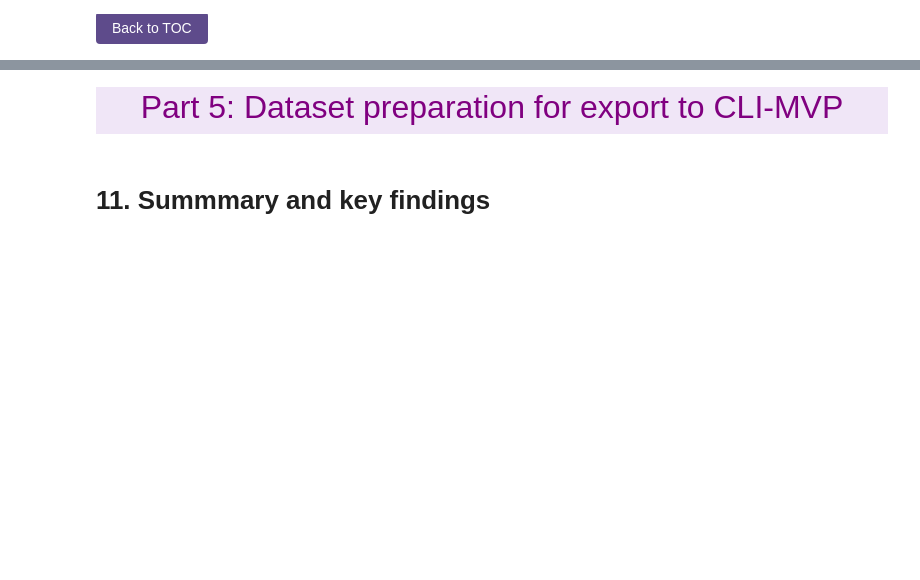
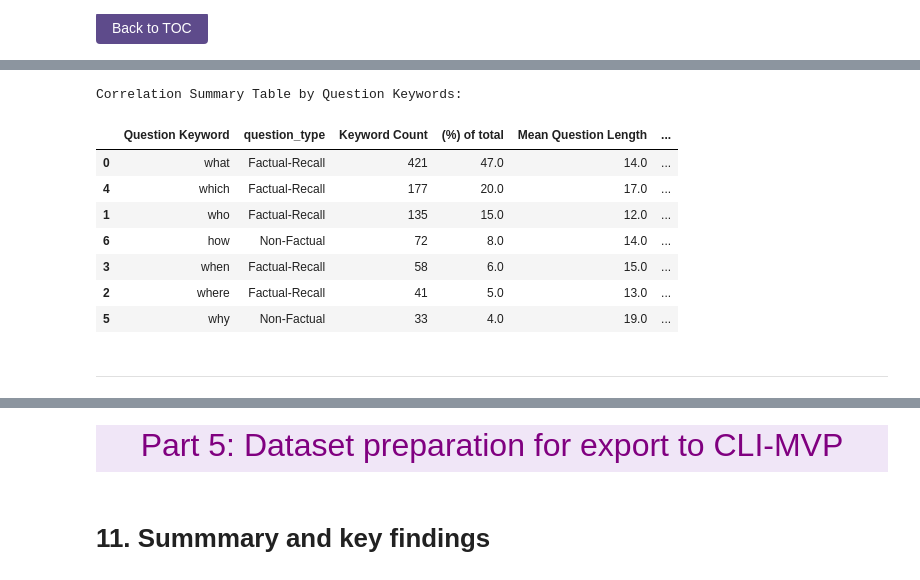
Before and after one commit to RSipra/semantic_verification_engine, a Jupyter notebook: src/data_scripts/02-clean_plus_EDA_of_dataset.ipynb, the cells around one changed output, grey strips where cells are left out. Cells and saved outputs as stored; diff of their text form; code cells hidden in the pictures; blank space fills up the shorter version.

```diff
--- a/src/data_scripts/02-clean_plus_EDA_of_dataset.ipynb
+++ b/src/data_scripts/02-clean_plus_EDA_of_dataset.ipynb
@@ -3782,0 +3989,6 @@ As expected, both questions are lexically similar but semantically different - t
+# %%
+# Retrieve the updated dataset from the pipeline payload:
+final_trivia_df = payload['updated_trivia_dataset']
+print(f"Shape of the final trivial dataset: {final_trivia_df.shape}")
+print(f"Value counts for the `is_duplicate` column: {final_trivia_df['is_duplicate'].value_counts()}")
+final_trivia_df.head()
@@ -3782,0 +4007,6 @@ As expected, both questions are lexically similar but semantically different - t
+# %%
+# MVP dataset (no duplicates)
+mvp_trivia_df = final_trivia_df[final_trivia_df['is_duplicate']==False]
+print(f"Shape of the final trivial dataset: {mvp_trivia_df.shape}")
+print(f"Value counts for the `is_duplicate` column: {mvp_trivia_df['is_duplicate'].value_counts()}")
+mvp_trivia_df.head()
@@ -3784,0 +4068,4 @@ As expected, both questions are lexically similar but semantically different - t
+# %%
+df = mvp_trivia_df
+column_name = 'question_type'
+analyze_correlation_by_group(df,column_name)
@@ -3784,0 +4079,22 @@ As expected, both questions are lexically similar but semantically different - t
+# %%
+# NOTE: change to `interrogative_keywords`
+# Keywords list of which terms to summarize in the table
+keywords_list = ['what', 'who', 'where', 'when', 'which', 'why', 'how']
+# List of keywords that will be categorized as 'factual recall'
+FR_keywords = ['what', 'who', 'where', 'when', 'which']
+# Create a master summary table based on keyword lists using a custom function from teh eda_scripts module
+full_keyword_summary_df = eda.create_comprehensive_summary_df(keywords_list, FR_keywords, df)
+# Display the correlation summary table using a view helper function from the eda_scripts module
+eda.display_correlation_summary(full_keyword_summary_df)
+# %% [output]
+Correlation Summary Table by Question Keywords:
+|  | Question Keyword | question_type | Keyword Count | (%) of total | Mean Question Length | ... |
+| 0 | what | Factual-Recall | 421 | 47.0 | 14.0 | ... |
+| 4 | which | Factual-Recall | 177 | 20.0 | 17.0 | ... |
+| 1 | who | Factual-Recall | 135 | 15.0 | 12.0 | ... |
+| 6 | how | Non-Factual | 72 | 8.0 | 14.0 | ... |
+| 3 | when | Factual-Recall | 58 | 6.0 | 15.0 | ... |
+| 2 | where | Factual-Recall | 41 | 5.0 | 13.0 | ... |
+| 5 | why | Non-Factual | 33 | 4.0 | 19.0 | ... |
+# %% [markdown]
+---
```
Also changed, not shown: parts of 54 cells of this notebook, 21 other files.
